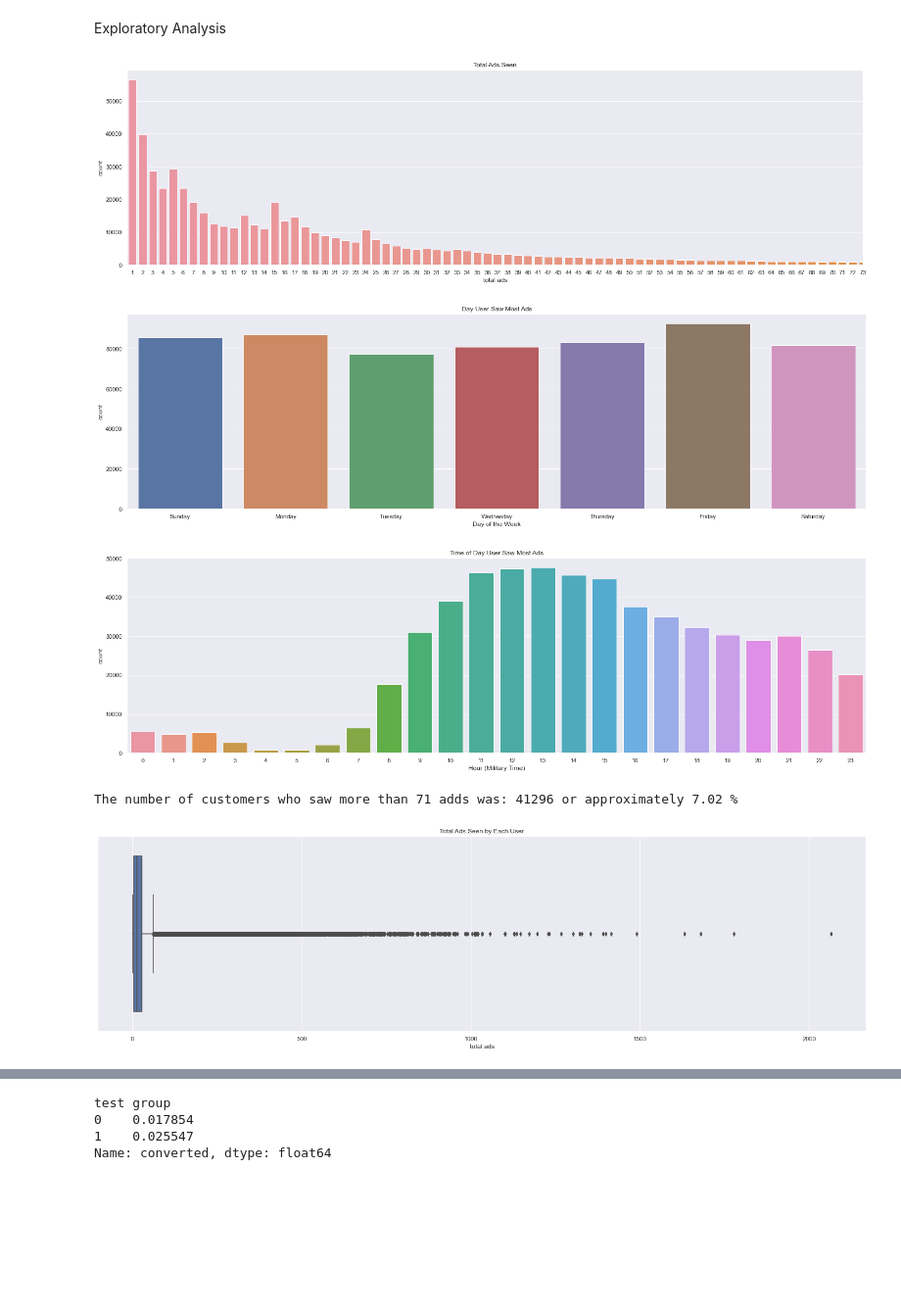
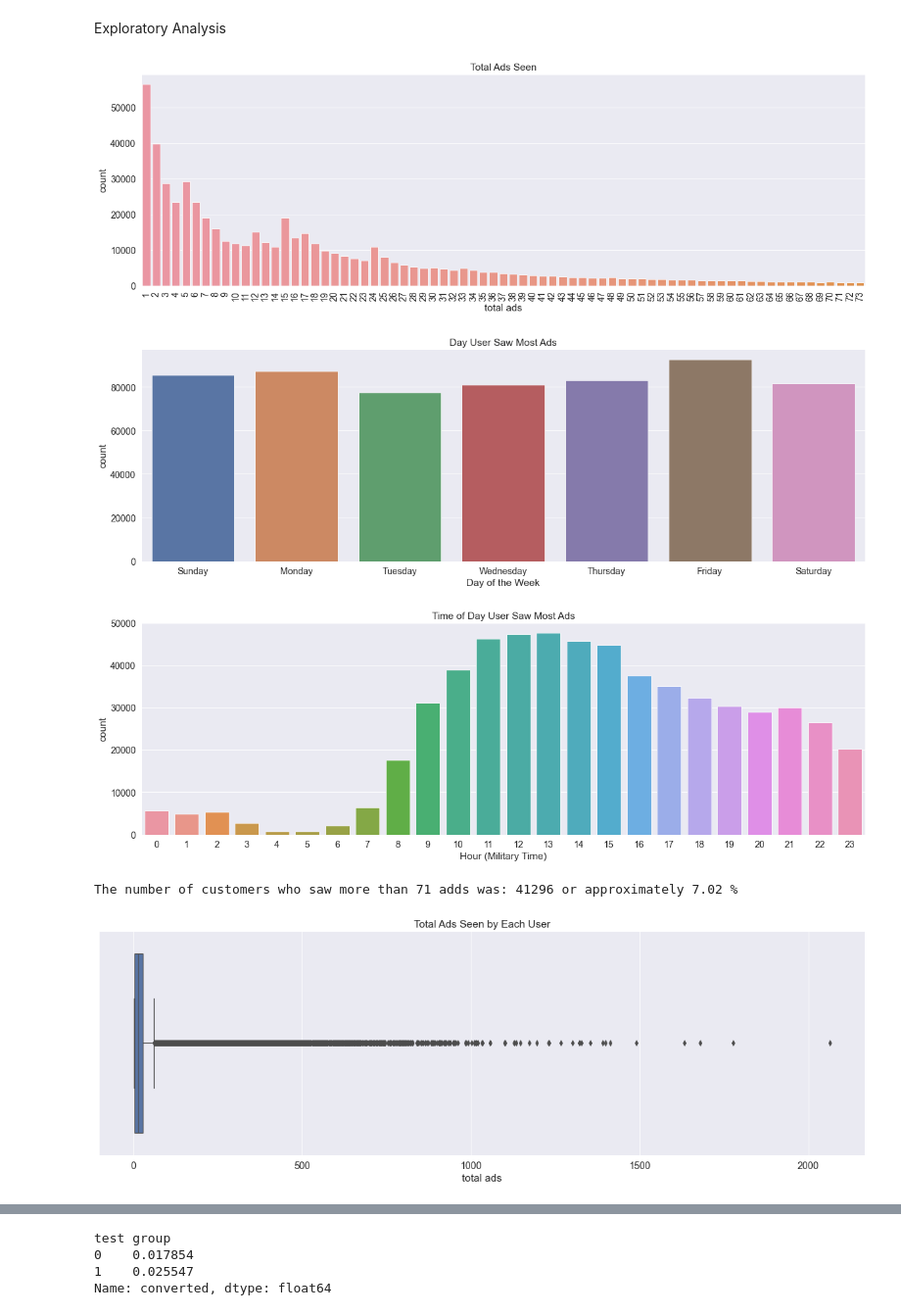
Before and after one commit to jchobanian/marketing-A-B-testing, a Jupyter notebook: marketing_AB.ipynb, the cells around one changed output, grey strips where cells are left out. Shown at 98% size. Drawn from its saved outputs; the diff is of its cells as text; code cells hidden in the pictures; blank space fills up the shorter version.

```diff
--- a/marketing_AB.ipynb
+++ b/marketing_AB.ipynb
@@ -104,12 +104,16 @@ memory usage: 31.4 MB
 Exploratory Analysis
 # %%
 sns.set_style('whitegrid')
+
 sns.set(rc={'figure.figsize':(20,6)})
+sns.set_context('paper', font_scale = 1.6)
 by_shown = sns.countplot(x = 'total ads', data = data)
-by_shown.set(title='Total Ads Seen', xlim=(-.5,72) )
-plt.show(by_shown)
+by_shown.set(title='Total Ads Seen', xlim=(-0.5,72.5) )
+plt.xticks( rotation = 90)
+
+plt.show()
 # %% [output]
-[figure, old version]
+[figure, new version]
 # %%
 by_day = sns.countplot(x = 'most ads day', data = data)
 xtick_labels = ['Sunday','Monday','Tuesday','Wednesday','Thursday','Friday','Saturday']
@@ -118,14 +122,14 @@ by_day.set_xticklabels(xtick_labels)
 by_day.set_xlabel('Day of the Week')
 plt.show(by_day)
 # %% [output]
-[figure, old version]
+[figure, new version]
 # %%
 by_time = sns.countplot(x = 'most ads hour', data = data)
 by_time.set(title = 'Time of Day User Saw Most Ads')
 by_time.set_xlabel('Hour (Military Time)')
 plt.show(by_time)
 # %% [output]
-[figure, old version]
+[figure, new version]
 # %%
 # take a closer look at outliers in number of ads shown
 by_seen_total = sns.boxplot(data=data, x = 'total ads')
@@ -133,5 +137,5 @@ by_seen_total.set(title = 'Total Ads Seen by Each User')
 print('The number of customers who saw more than 71 adds was: ' + str(data[data['total ads']>71]['total ads'].count()) + ' or approximately {:0.2f} %'.format(data[data['total ads']>71]['total ads'].count()*100/data['total ads'].count()))
 # %% [output]
 The number of customers who saw more than 71 adds was: 41296 or approximately 7.02 %
-[figure, old version]
+[figure, new version]
 # %% [markdown]
```
Also changed, not shown: parts of 18 cells of this notebook.
